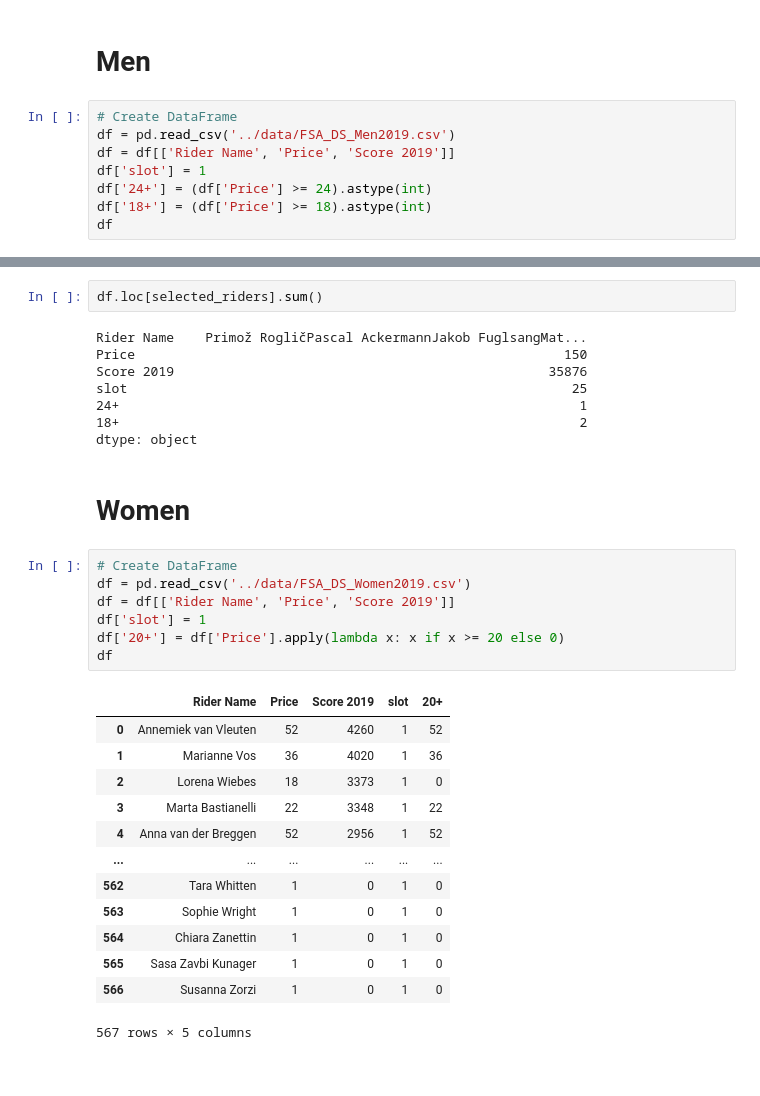
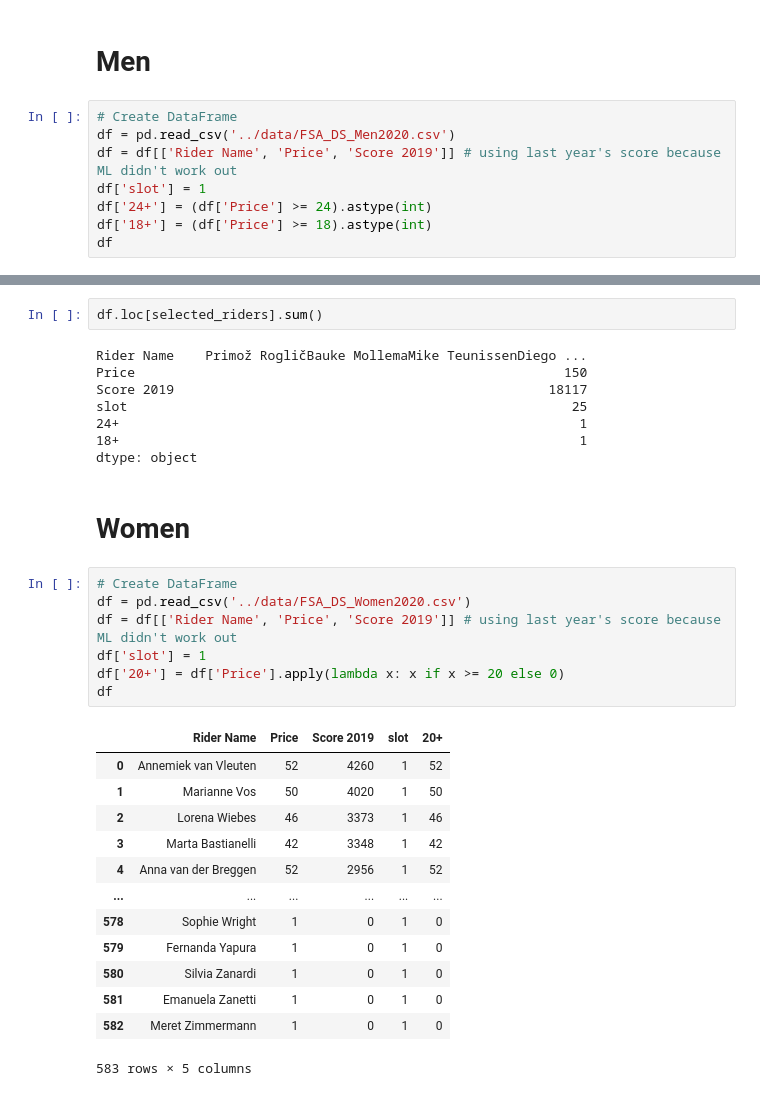
Before and after one commit to drewlevitt/fantasy-cycling, a Jupyter notebook: notebooks/mip_solver.ipynb, the cells around one changed output, grey strips where cells are left out. Drawn from its saved outputs; the diff is of its cells as text.

```diff
--- a/notebooks/mip_solver.ipynb
+++ b/notebooks/mip_solver.ipynb
@@ -8,8 +8,8 @@ from ortools.linear_solver import pywraplp
 # Men
 # %%
 # Create DataFrame
-df = pd.read_csv('../data/FSA_DS_Men2019.csv')
-df = df[['Rider Name', 'Price', 'Score 2019']]
+df = pd.read_csv('../data/FSA_DS_Men2020.csv')
+df = df[['Rider Name', 'Price', 'Score 2019']] # using last year's score because ML didn't work out
 df['slot'] = 1
 df['24+'] = (df['Price'] >= 24).astype(int)
 df['18+'] = (df['Price'] >= 18).astype(int)
@@ -115,36 +115,36 @@ Problem solved in 22 branch-and-bound nodes
 # %%
 df.loc[selected_riders].sum()
 # %% [output]
-Rider Name    Primož RogličPascal AckermannJakob FuglsangMat...
+Rider Name    Primož RogličBauke MollemaMike TeunissenDiego ...
 Price                                                       150
-Score 2019                                                35876
+Score 2019                                                18117
 slot                                                         25
 24+                                                           1
-18+                                                           2
+18+                                                           1
 dtype: object
 # %% [markdown]
 # Women
 # %%
 # Create DataFrame
-df = pd.read_csv('../data/FSA_DS_Women2019.csv')
-df = df[['Rider Name', 'Price', 'Score 2019']]
+df = pd.read_csv('../data/FSA_DS_Women2020.csv')
+df = df[['Rider Name', 'Price', 'Score 2019']] # using last year's score because ML didn't work out
 df['slot'] = 1
 df['20+'] = df['Price'].apply(lambda x: x if x >= 20 else 0)
 df
 # %% [output]
 |  | Rider Name | Price | Score 2019 | slot | 20+ |
 | 0 | Annemiek van Vleuten | 52 | 4260 | 1 | 52 |
-| 1 | Marianne Vos | 36 | 4020 | 1 | 36 |
-| 2 | Lorena Wiebes | 18 | 3373 | 1 | 0 |
-| 3 | Marta Bastianelli | 22 | 3348 | 1 | 22 |
+| 1 | Marianne Vos | 50 | 4020 | 1 | 50 |
+| 2 | Lorena Wiebes | 46 | 3373 | 1 | 46 |
+| 3 | Marta Bastianelli | 42 | 3348 | 1 | 42 |
 | 4 | Anna van der Breggen | 52 | 2956 | 1 | 52 |
 | ... | ... | ... | ... | ... | ... |
-| 562 | Tara Whitten | 1 | 0 | 1 | 0 |
-| 563 | Sophie Wright | 1 | 0 | 1 | 0 |
-| 564 | Chiara Zanettin | 1 | 0 | 1 | 0 |
-| 565 | Sasa Zavbi Kunager | 1 | 0 | 1 | 0 |
-| 566 | Susanna Zorzi | 1 | 0 | 1 | 0 |
+| 578 | Sophie Wright | 1 | 0 | 1 | 0 |
+| 579 | Fernanda Yapura | 1 | 0 | 1 | 0 |
+| 580 | Silvia Zanardi | 1 | 0 | 1 | 0 |
+| 581 | Emanuela Zanetti | 1 | 0 | 1 | 0 |
+| 582 | Meret Zimmermann | 1 | 0 | 1 | 0 |
-567 rows × 5 columns
+583 rows × 5 columns
 # %%
 def create_data_model():
     """Stores the data for the problem."""
```
Also changed, not shown: parts of 4 cells of this notebook, 1 other file.
